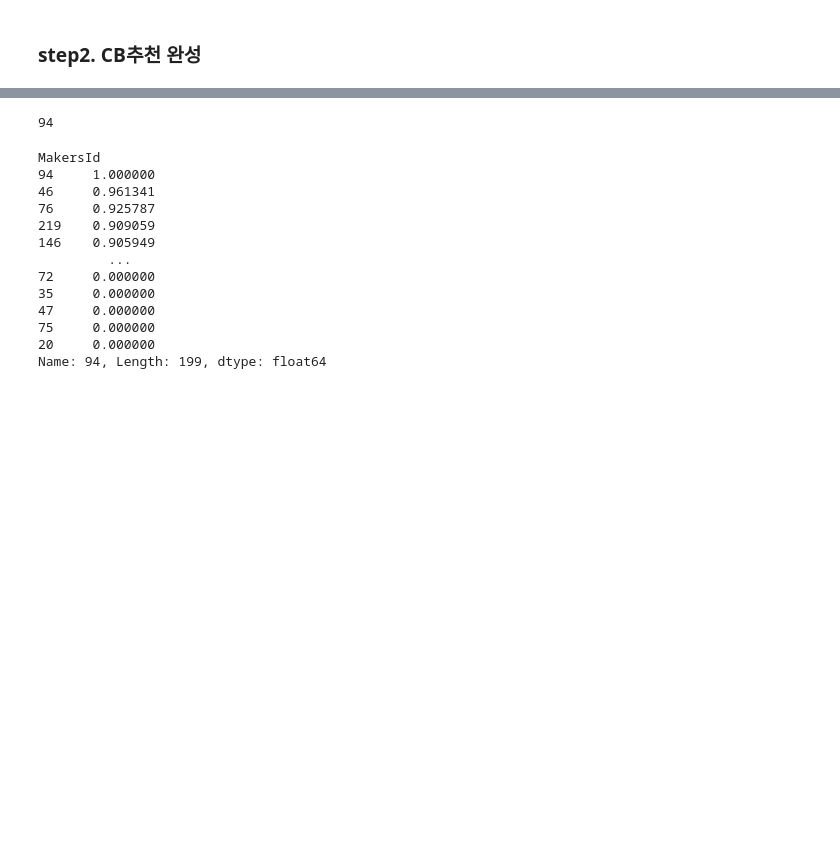
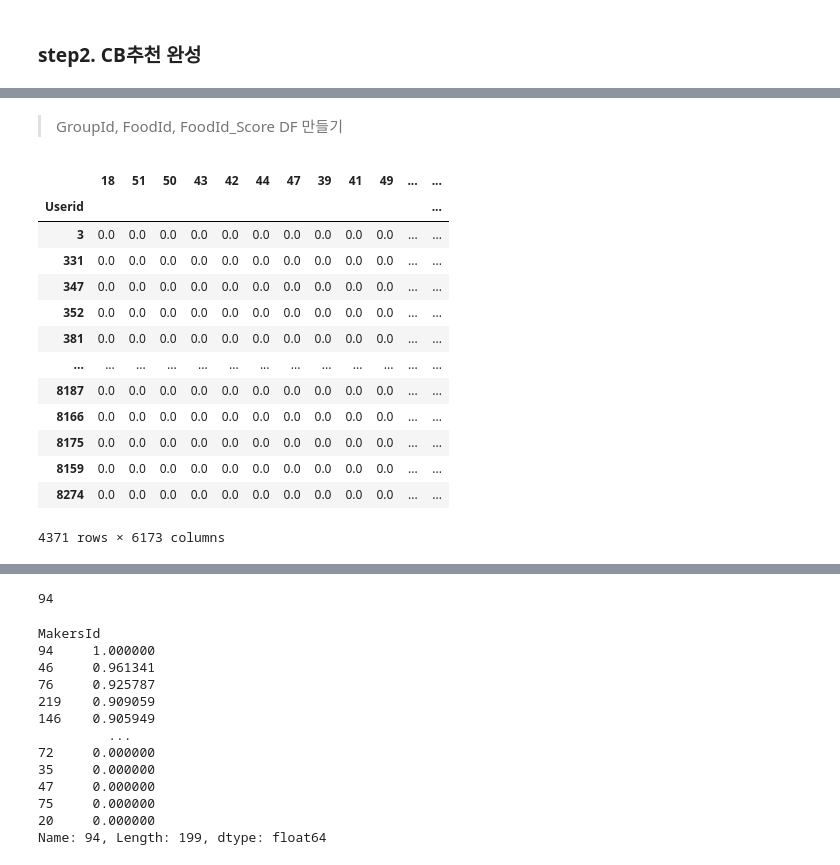
Before and after one commit to jhyungit/Final_project, a Jupyter notebook: jh_CB_Recommender.ipynb, the cells around one changed output, grey strips where cells are left out. Saved outputs shown, nothing was run; the diff lists cells and outputs as text; code cells hidden in the pictures; blank space fills up the shorter version.

```diff
--- a/jh_CB_Recommender.ipynb
+++ b/jh_CB_Recommender.ipynb
@@ -238,0 +384,2 @@ food_cs_df
+# %% [markdown]
+> GroupId, FoodId, FoodId_Score DF 만들기
@@ -238,0 +414,22 @@ food_cs_df
+# %%
+            # 열은 Foodid
+#행은 Userid
+user_food_recom_score = pd.read_csv('data/recom_df/user_food_recom_df.csv')
+user_food_recom_score.rename(columns={'Unnamed: 0' : 'Userid'}, inplace= True)
+user_food_recom_score.set_index('Userid', inplace = True)
+user_food_recom_score
+# %% [output]
+|  | 18 | 51 | 50 | 43 | 42 | 44 | 47 | 39 | 41 | 49 | ... | ... |
+| Userid |  |  |  |  |  |  |  |  |  |  |  | ... |
+| 3 | 0.0 | 0.0 | 0.0 | 0.0 | 0.0 | 0.0 | 0.0 | 0.0 | 0.0 | 0.0 | ... | ... |
+| 331 | 0.0 | 0.0 | 0.0 | 0.0 | 0.0 | 0.0 | 0.0 | 0.0 | 0.0 | 0.0 | ... | ... |
+| 347 | 0.0 | 0.0 | 0.0 | 0.0 | 0.0 | 0.0 | 0.0 | 0.0 | 0.0 | 0.0 | ... | ... |
+| 352 | 0.0 | 0.0 | 0.0 | 0.0 | 0.0 | 0.0 | 0.0 | 0.0 | 0.0 | 0.0 | ... | ... |
+| 381 | 0.0 | 0.0 | 0.0 | 0.0 | 0.0 | 0.0 | 0.0 | 0.0 | 0.0 | 0.0 | ... | ... |
+| ... | ... | ... | ... | ... | ... | ... | ... | ... | ... | ... | ... | ... |
+| 8187 | 0.0 | 0.0 | 0.0 | 0.0 | 0.0 | 0.0 | 0.0 | 0.0 | 0.0 | 0.0 | ... | ... |
+| 8166 | 0.0 | 0.0 | 0.0 | 0.0 | 0.0 | 0.0 | 0.0 | 0.0 | 0.0 | 0.0 | ... | ... |
+| 8175 | 0.0 | 0.0 | 0.0 | 0.0 | 0.0 | 0.0 | 0.0 | 0.0 | 0.0 | 0.0 | ... | ... |
+| 8159 | 0.0 | 0.0 | 0.0 | 0.0 | 0.0 | 0.0 | 0.0 | 0.0 | 0.0 | 0.0 | ... | ... |
+| 8274 | 0.0 | 0.0 | 0.0 | 0.0 | 0.0 | 0.0 | 0.0 | 0.0 | 0.0 | 0.0 | ... | ... |
+4371 rows × 6173 columns
```
Also changed, not shown: parts of 37 cells of this notebook.
